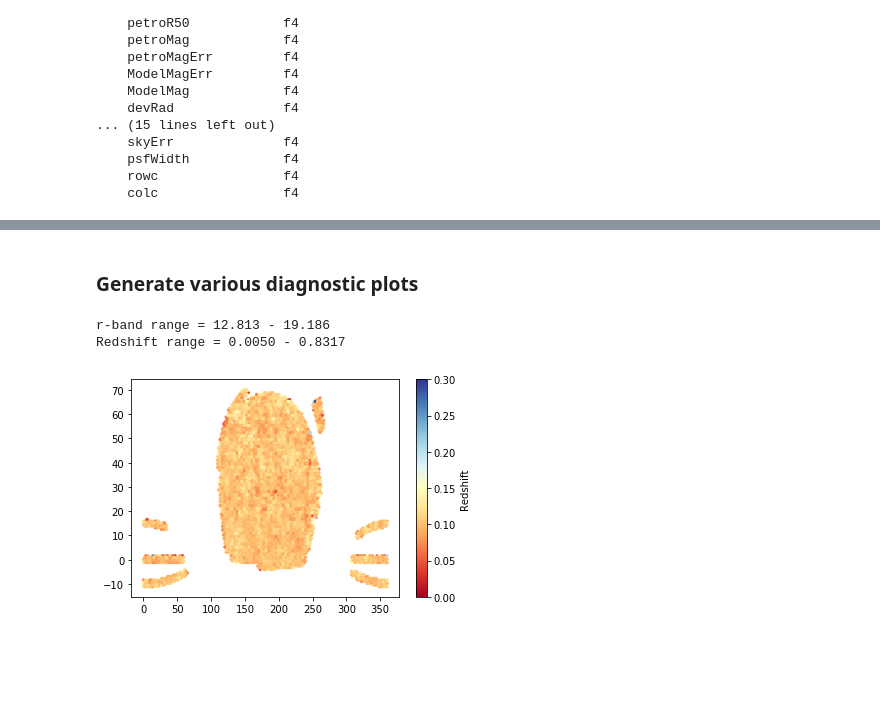
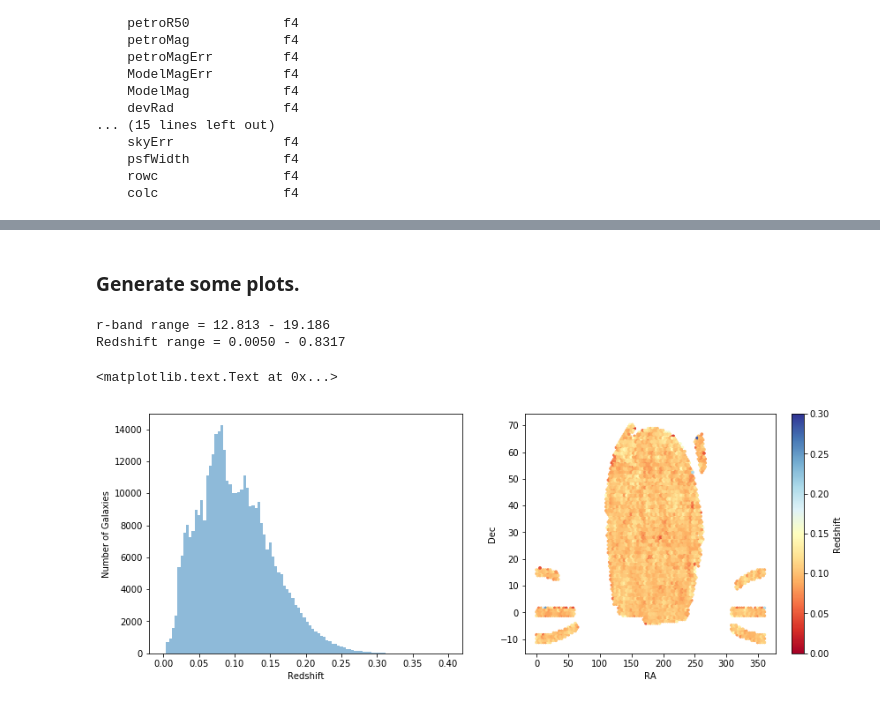
Before and after one commit to moustakas/siena-astrophysics, a Jupyter notebook: research/upenn-photdec/upenn-photdec.ipynb, the cells around one changed output, grey strips where cells are left out. Saved outputs shown, nothing was run; the diff lists cells and outputs as text; code cells hidden in the pictures; blank space fills up the shorter version.

```diff
--- a/research/upenn-photdec/upenn-photdec.ipynb
+++ b/research/upenn-photdec/upenn-photdec.ipynb
@@ -78,10 +79,7 @@ def photdec_select(finalflag, bit):
 
      1 - good bulge-only galaxy
      4 - good disk-only galaxy
-    10 - good two-component fit
-    11 - no flags
-    12 - good Ser, good Exp (but some flags)
-    13 - flipped components
+    10 - good two-component fit (logical_or of flags 11, 12, and 13)
     20 - bad total magnitude and size
 
     """
@@ -113,7 +134,7 @@ for thisband in band:
     fitfile = os.path.join(basicdir, 'UPenn_PhotDec_Models_{}.fits'.format(thisband))
     fitinfo = fitsio.FITS(fitfile)
     _fit = fitinfo[1].read(columns=['finalflag', 'n_bulge'])
-    _good = select_good(_fit['finalflag'], _fit['n_bulge'])
+    _good = select_meert(_fit)
     if good is None:
         print(measinfo[1])
         print(fitinfo[1])
@@ -204,5 +246,5 @@ array([ (  1.00000000e+00,    0.,    9.137,    9.137,    9.037,    9.037,    9.1
 # %% [markdown]
-### Generate various diagnostic plots
+### Generate some plots.
 # %%
 print('r-band range = {:.3f} - {:.3f}'.format(rfit['m_tot'].min(), rfit['m_tot'].max()))
 print('Redshift range = {:.4f} - {:.4f}'.format(cast['z'].min(), cast['z'].max()))
@@ -210,11 +252,17 @@ print('Redshift range = {:.4f} - {:.4f}'.format(cast['z'].min(), cast['z'].max()
 r-band range = 12.813 - 19.186
 Redshift range = 0.0050 - 0.8317
 # %%
-fig, ax = plt.subplots()
-cm = plt.cm.get_cmap('RdYlBu')
-hb = ax.hexbin(cast['ra'], cast['dec'], C=cast['z'], cmap=cm,
-               vmin=0, vmax=0.3)
+fig, (ax1, ax2) = plt.subplots(1, 2, figsize=(14, 5))
+_, _, _ = ax1.hist(cast['z'], bins=100, range=(0, 0.4), alpha=0.5)
+ax1.set_xlabel('Redshift')
+ax1.set_ylabel('Number of Galaxies')
+
+hb = ax2.hexbin(cast['ra'], cast['dec'], C=cast['z'], vmin=0, vmax=0.3,
+                  cmap=plt.cm.get_cmap('RdYlBu'))
 cb = plt.colorbar(hb)
 cb.set_label('Redshift')
+ax2.set_xlabel('RA')
+ax2.set_ylabel('Dec')
 # %% [output]
+<matplotlib.text.Text at 0x...>
-[figure, old version]
+[figure, new version]
```
Also changed, not shown: parts of 20 cells of this notebook.
